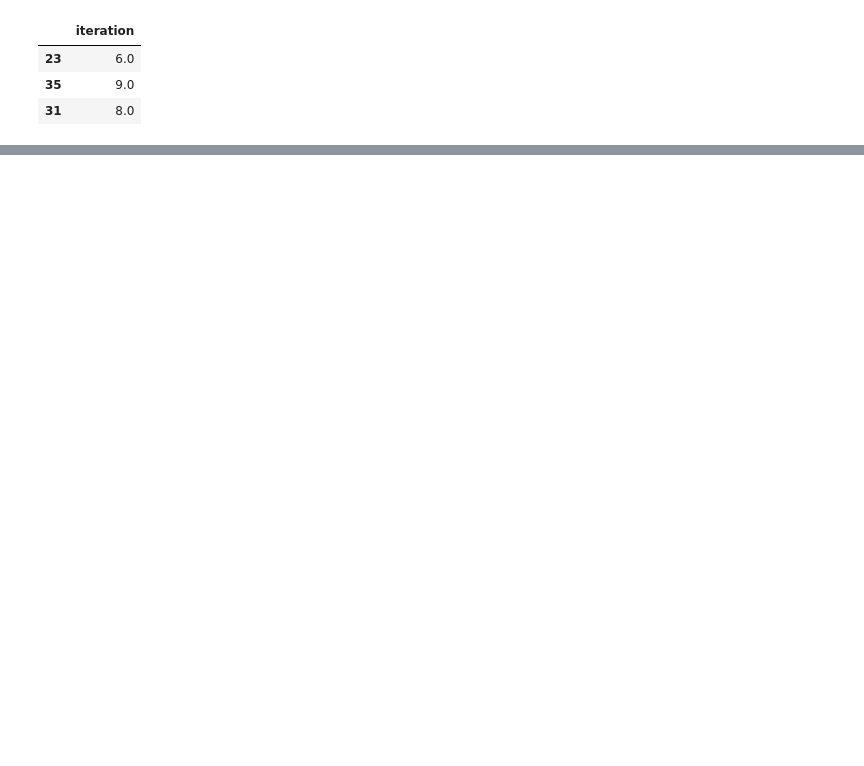
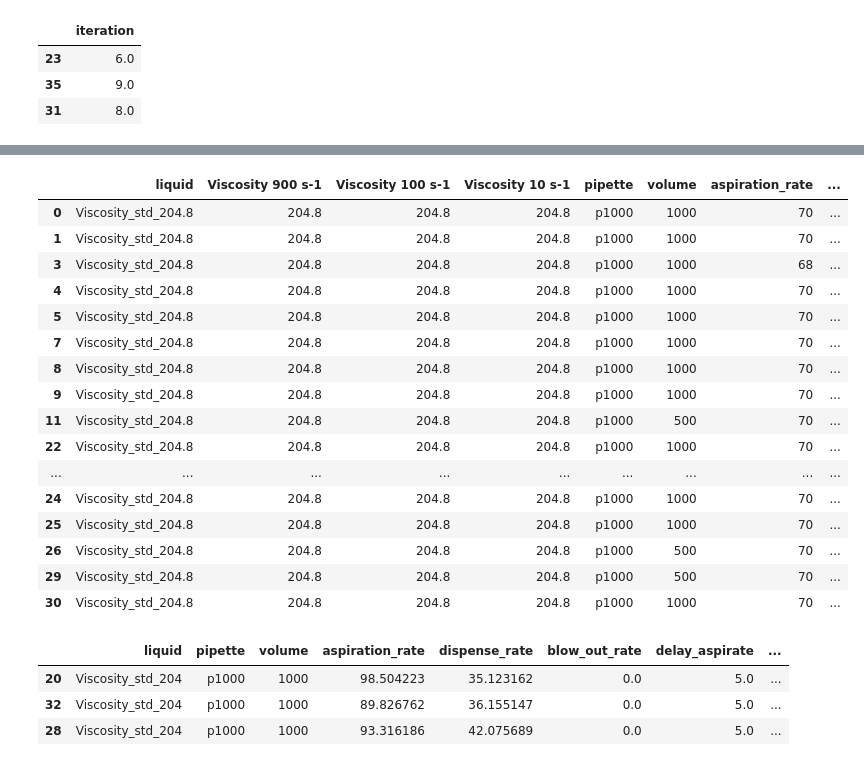
Before and after one commit to Quijanove/viscosity_liquid_transfer_Pablo, a Jupyter notebook: Opentrons_experiments/BOTorch_optimization/plot_presentation_Opentrons.ipynb, the cells around one changed output, grey strips where cells are left out. Cells and saved outputs as stored; diff of their text form; code cells hidden in the pictures; blank space fills up the shorter version.

```diff
--- a/Opentrons_experiments/BOTorch_optimization/plot_presentation_Opentrons.ipynb
+++ b/Opentrons_experiments/BOTorch_optimization/plot_presentation_Opentrons.ipynb
@@ -348,0 +364,36 @@ Name: iteration, dtype: object
+# %%
+df_man
+# %% [output]
+|  | liquid | Viscosity 900 s-1 | Viscosity 100 s-1 | Viscosity 10 s-1 | pipette | volume | aspiration_rate | ... |
+| 0 | Viscosity_std_204.8 | 204.8 | 204.8 | 204.8 | p1000 | 1000 | 70 | ... |
+| 1 | Viscosity_std_204.8 | 204.8 | 204.8 | 204.8 | p1000 | 1000 | 70 | ... |
+| 3 | Viscosity_std_204.8 | 204.8 | 204.8 | 204.8 | p1000 | 1000 | 68 | ... |
+| 4 | Viscosity_std_204.8 | 204.8 | 204.8 | 204.8 | p1000 | 1000 | 70 | ... |
+| 5 | Viscosity_std_204.8 | 204.8 | 204.8 | 204.8 | p1000 | 1000 | 70 | ... |
+| 7 | Viscosity_std_204.8 | 204.8 | 204.8 | 204.8 | p1000 | 1000 | 70 | ... |
+| 8 | Viscosity_std_204.8 | 204.8 | 204.8 | 204.8 | p1000 | 1000 | 70 | ... |
+| 9 | Viscosity_std_204.8 | 204.8 | 204.8 | 204.8 | p1000 | 1000 | 70 | ... |
+| 11 | Viscosity_std_204.8 | 204.8 | 204.8 | 204.8 | p1000 | 500 | 70 | ... |
+| 22 | Viscosity_std_204.8 | 204.8 | 204.8 | 204.8 | p1000 | 1000 | 70 | ... |
+| ... | ... | ... | ... | ... | ... | ... | ... | ... |
+| 24 | Viscosity_std_204.8 | 204.8 | 204.8 | 204.8 | p1000 | 1000 | 70 | ... |
+| 25 | Viscosity_std_204.8 | 204.8 | 204.8 | 204.8 | p1000 | 1000 | 70 | ... |
+| 26 | Viscosity_std_204.8 | 204.8 | 204.8 | 204.8 | p1000 | 500 | 70 | ... |
+| 29 | Viscosity_std_204.8 | 204.8 | 204.8 | 204.8 | p1000 | 500 | 70 | ... |
+| 30 | Viscosity_std_204.8 | 204.8 | 204.8 | 204.8 | p1000 | 1000 | 70 | ... |
+# %%
+test_mean_df = pd.DataFrame()
+test_300_df = pd.DataFrame()
+test_500_df = pd.DataFrame()
+test_1000_df = pd.DataFrame()
+for i in df_exp3_mean_min_iteration_df['iteration']:
+    test_mean_df= pd.concat([test_mean_df, df_exp3_mean[df_exp3_mean['iteration']==int(i)]])
+    test_300_df= pd.concat([test_300_df, df_exp3_300[df_exp3_300['iteration']==int(i)]])
+    test_500_df= pd.concat([test_500_df, df_exp3_500[df_exp3_500['iteration']==int(i)]])
+    test_1000_df= pd.concat([test_1000_df, df_exp3_1000[df_exp3_1000['iteration']==int(i)]])
+test_1000_df
+# %% [output]
+|  | liquid | pipette | volume | aspiration_rate | dispense_rate | blow_out_rate | delay_aspirate | ... |
+| 20 | Viscosity_std_204 | p1000 | 1000 | 98.504223 | 35.123162 | 0.0 | 5.0 | ... |
+| 32 | Viscosity_std_204 | p1000 | 1000 | 89.826762 | 36.155147 | 0.0 | 5.0 | ... |
+| 28 | Viscosity_std_204 | p1000 | 1000 | 93.316186 | 42.075689 | 0.0 | 5.0 | ... |
```
Also changed, not shown: parts of 6 cells of this notebook.
